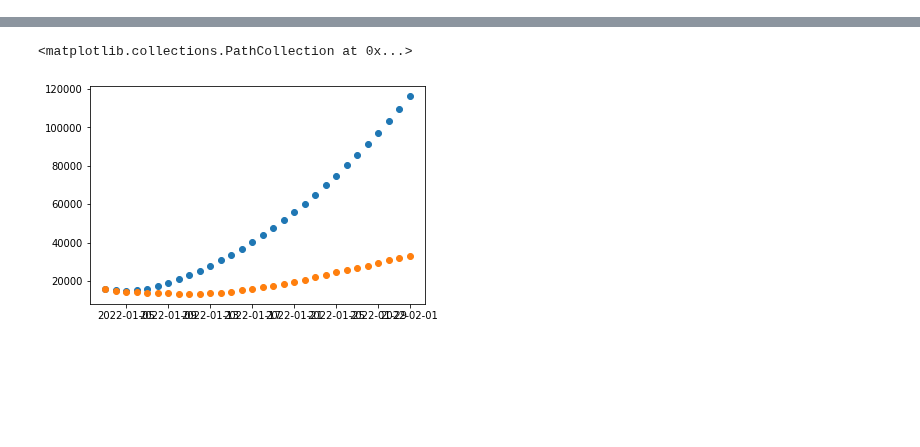
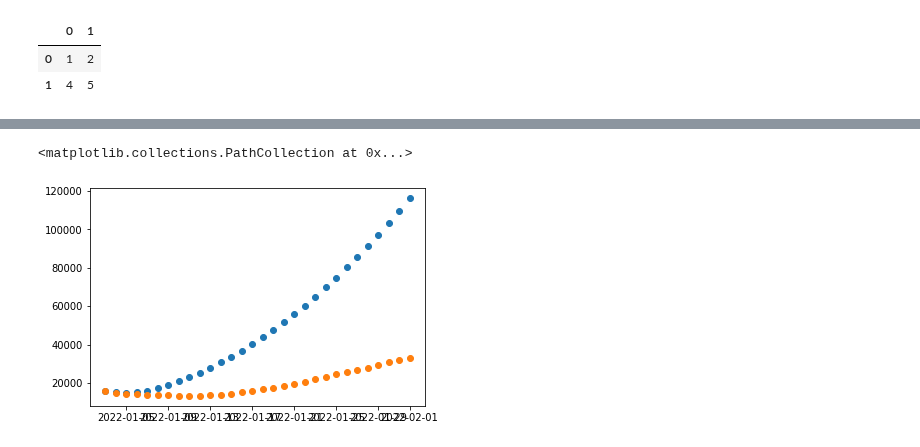
Before and after one commit to akitim/comptech-winter-school-2022_covid19-prediction, a Jupyter notebook: Comptech_val_eng_2.ipynb, the cells around one changed output, grey strips where cells are left out. Drawn from its saved outputs; the diff is of its cells as text; code cells hidden in the pictures; blank space fills up the shorter version.

```diff
--- a/Comptech_val_eng_2.ipynb
+++ b/Comptech_val_eng_2.ipynb
@@ -38,7 +47,8 @@ def get_cases(days):
   return pickle.loads(data)
 # %%
 def get_lags(days):
-  data = httpx.get(f"https://storage.yandexcloud.net/covid-19/lags{('_' + str(days)) if days != 0 else ''}.json").content
+  data = httpx.get(f"https://storage.yandexcloud.net/covid-19/lags{
+      ('_' + str(days)) if days != 0 else ''}.json").content
   return json.loads(data)
 # %%
 def median_percentage_absolute_error(y_true, y_pred):
@@ -109,6 +121,29 @@ cases_30, cases_60, cases_90 = (get_cases(i) for i in days)
 lags_30, lags_60, lags_90 = (get_lags(i) for i in days)
 # %%
 df_dict = {30: (cases_30, lags_30), 60: (cases_60, lags_60)}#, 90:(cases_90, lags_90)}
+# %%
+# cases_30['Russia'].items()
+# a = cases_30['Russia']['filtered_history']
+# a = a[a.index >= date(year=2021, month=1, day=1)]
+# (a.index[-1] - date(year=2021, month=1, day=1)).days
+# a.index[0]\
+
+need_predict = 20
+country = 'Namibia'
+lags = lags_60
+
+# top_3_countries = [
+#     i for i in sorted(lags[country].items(),
+#                         key=lambda x: x[1]["similarity"]
+#                       ) if -i[1]["lag"] > need_predict
+#     ][-3:]
+# top_3_countries
+l = np.asarray([[1, 2], [4, 5]])
+pd.DataFrame(l)
+# %% [output]
+|  | 0 | 1 |
+| 0 | 1 | 2 |
+| 1 | 4 | 5 |
 # %%
 def validator_dict(model, df_dict, use_filter=True):
     result = {}
```
Also changed, not shown: parts of 8 cells of this notebook.
